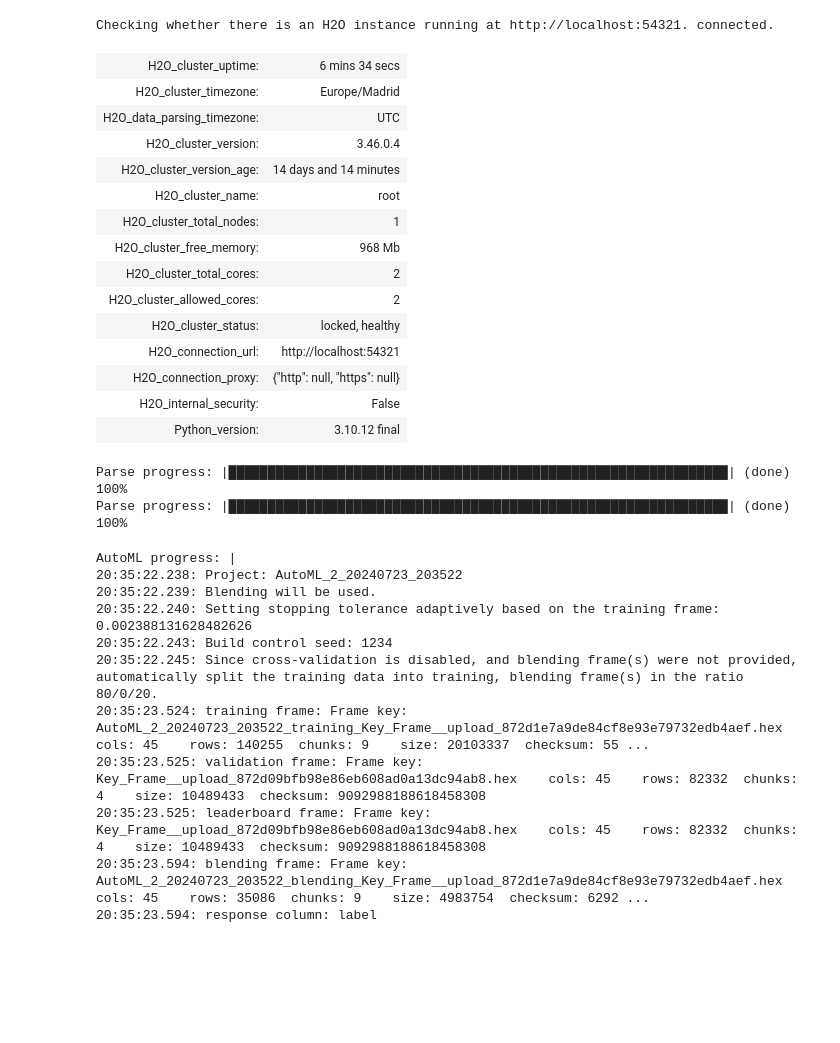
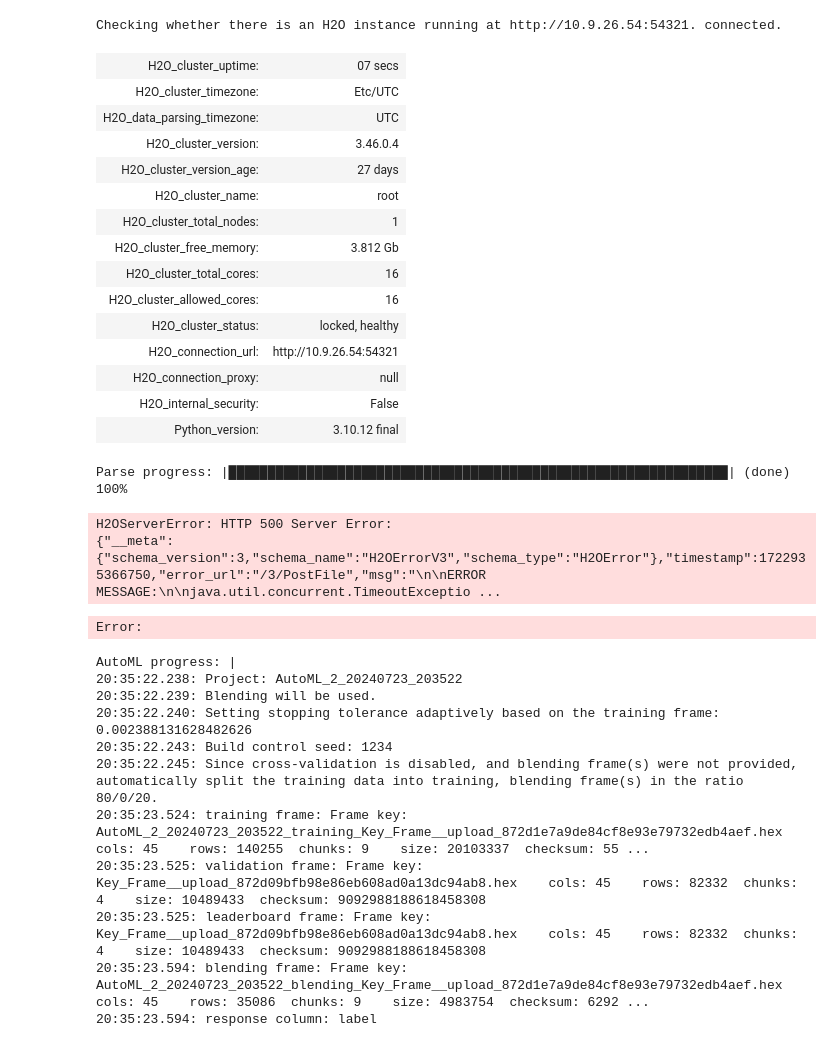
Before and after one commit to mserrano025/IDS-Framework, a Jupyter notebook: h2o_notebook.ipynb, the cells around one changed output. Saved outputs shown, nothing was run; the diff lists cells and outputs as text; code cells hidden in the pictures; blank space fills up the shorter version.

```diff
--- a/h2o_notebook.ipynb
+++ b/h2o_notebook.ipynb
@@ -2,37 +2,40 @@
 import h2o
 from h2o.automl import H2OAutoML
 import pandas as pd
-# %%
-h2o.init()
-# %% [output]
-Checking whether there is an H2O instance running at http://localhost:54321. connected.
-| H2O_cluster_uptime: | 6 mins 34 secs |
-| H2O_cluster_timezone: | Europe/Madrid |
-| H2O_data_parsing_timezone: | UTC |
-| H2O_cluster_version: | 3.46.0.4 |
-| H2O_cluster_version_age: | 14 days and 14 minutes |
-| H2O_cluster_name: | root |
-| H2O_cluster_total_nodes: | 1 |
-| H2O_cluster_free_memory: | 968 Mb |
-| H2O_cluster_total_cores: | 2 |
-| H2O_cluster_allowed_cores: | 2 |
-| H2O_cluster_status: | locked, healthy |
-| H2O_connection_url: | http://localhost:54321 |
-| H2O_connection_proxy: | {"http": null, "https": null} |
-| H2O_internal_security: | False |
-| Python_version: | 3.10.12 final |
-# %%
-# Load the data
-df1 = pd.read_csv("UNSW_NB15_training-set.csv")
-df2 = pd.read_csv("UNSW_NB15_testing-set.csv")
-train = h2o.H2OFrame(df1, header=1)
-valid = h2o.H2OFrame(df2, header=1)
-
-
-
-#predictors and response
-predictors = ["dur", "proto", "service", "state", "spkts", "dpkts", "sbytes", "dbytes", "rate", "sttl", "dttl", "sload", "dload", "sloss", "dloss", "sinpkt", "dinpkt", "sjit", "djit", "swin", "stcpb", "dtcpb", "dwin", "tcprtt", "synack", "ackdat", "smean","dmean","trans_depth","response_body_len","ct_srv_src","ct_state_ttl","ct_dst_ltm","ct_src_dport_ltm","ct_dst_sport_ltm","ct_dst_src_ltm","is_ftp_login","ct_ftp_cmd","ct_flw_http_mthd","ct_src_ltm","ct_srv_dst","is_sm_ips_ports"]
-response = "label"
-# %% [output]
-Parse progress: |████████████████████████████████████████████████████████████████| (done) 100%
-Parse progress: |████████████████████████████████████████████████████████████████| (done) 100%
+# %%
+# Inicialización del servidor H2O
+h2o.init(ip='10.9.26.54', port=54321)
+# %% [output]
+Checking whether there is an H2O instance running at http://10.9.26.54:54321. connected.
+| H2O_cluster_uptime: | 07 secs |
+| H2O_cluster_timezone: | Etc/UTC |
+| H2O_data_parsing_timezone: | UTC |
+| H2O_cluster_version: | 3.46.0.4 |
+| H2O_cluster_version_age: | 27 days |
+| H2O_cluster_name: | root |
+| H2O_cluster_total_nodes: | 1 |
+| H2O_cluster_free_memory: | 3.812 Gb |
+| H2O_cluster_total_cores: | 16 |
+| H2O_cluster_allowed_cores: | 16 |
+| H2O_cluster_status: | locked, healthy |
+| H2O_connection_url: | http://10.9.26.54:54321 |
+| H2O_connection_proxy: | null |
+| H2O_internal_security: | False |
+| Python_version: | 3.10.12 final |
+# %%
+train_files = [
+    "CICIDS2017/Monday-WorkingHours.pcap_ISCX.csv",
+    "CICIDS2017/Tuesday-WorkingHours.pcap_ISCX.csv"
+]
+train_frames = []
+
+for frame in train_files:
+    df = pd.read_csv(frame)
+    df.columns = df.columns.str.strip()
+    train_frames.append(h2o.H2OFrame(df))
+train = train_frames[0].rbind(train_frames[1])  # Concatenar H2OFrames
+# %% [output]
+Parse progress: |████████████████████████████████████████████████████████████████| (done) 100%
+H2OServerError: HTTP 500 Server Error:
+{"__meta":{"schema_version":3,"schema_name":"H2OErrorV3","schema_type":"H2OError"},"timestamp":1722935366750,"error_url":"/3/PostFile","msg":"\n\nERROR MESSAGE:\n\njava.util.concurrent.TimeoutExceptio ...
+Error:
```
Also changed, not shown: parts of 9 cells of this notebook, 2 other files.
